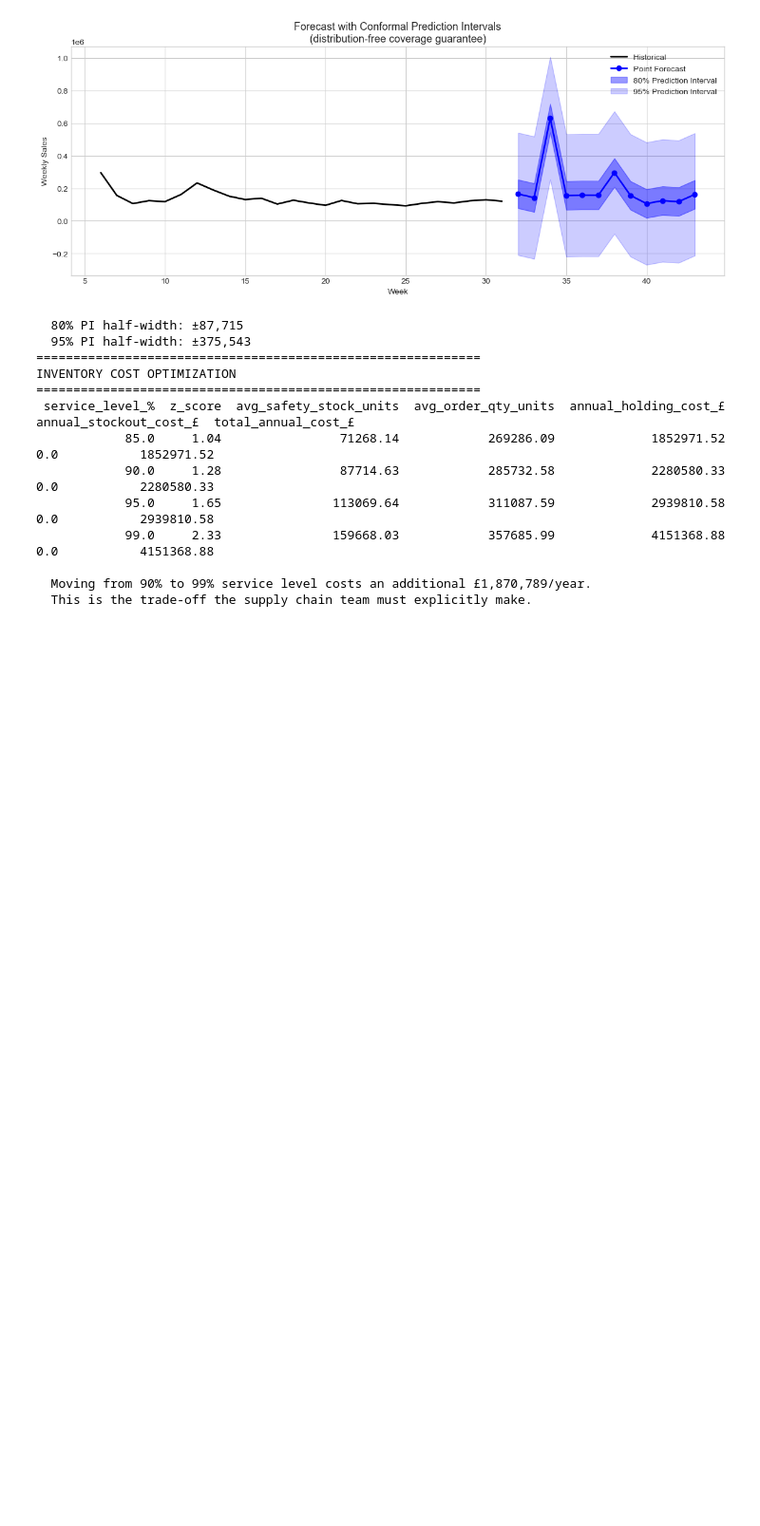
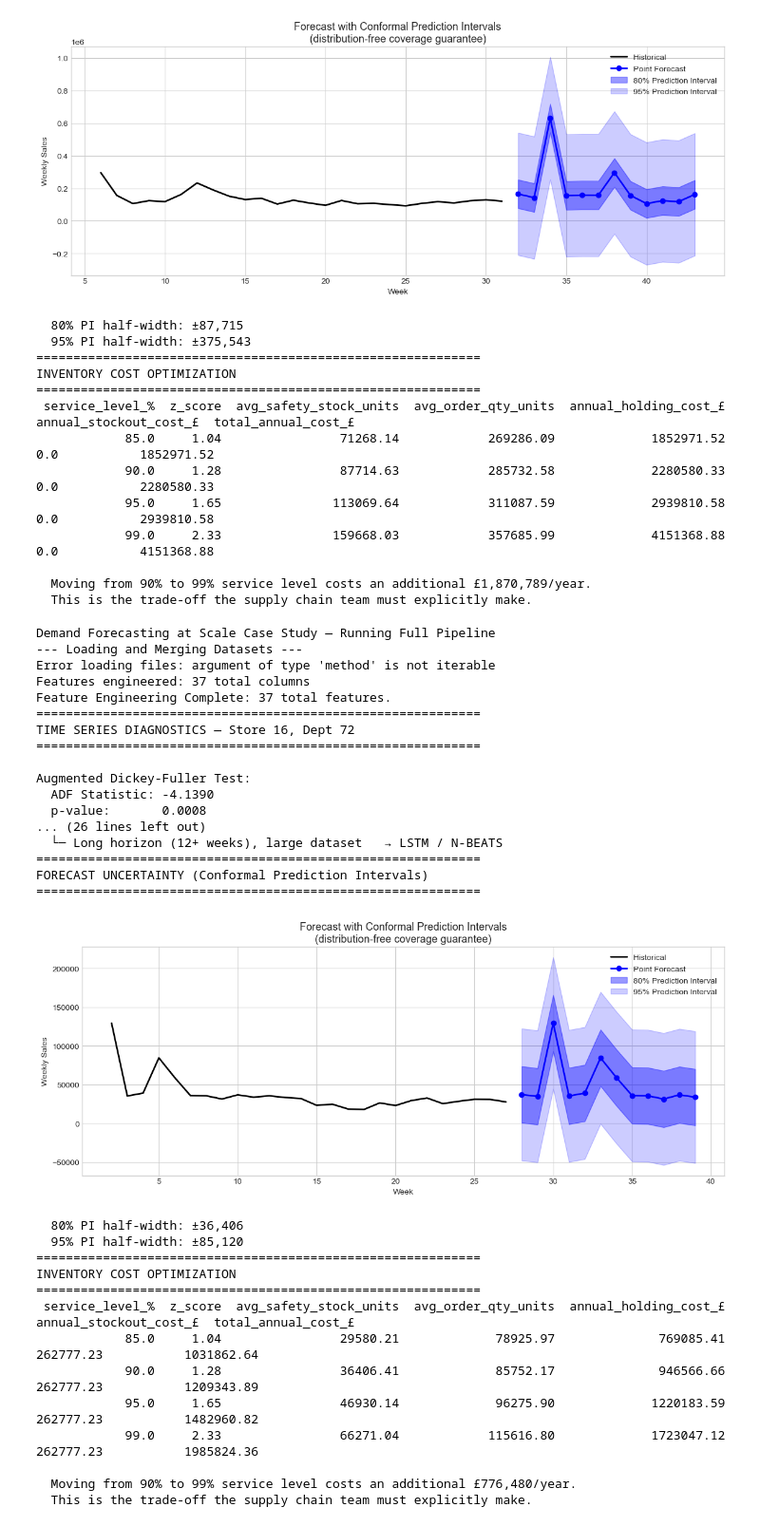
Before and after one commit to RedSamurai07/Demand-Forecasting-at-Scale, a Jupyter notebook: demand_forecast.ipynb, the cells around one changed output. Shown at 95% size. Cells and saved outputs as stored; diff of their text form; code cells hidden in the pictures; blank space fills up the shorter version.

```diff
--- a/demand_forecast.ipynb
+++ b/demand_forecast.ipynb
@@ -869,3 +869,57 @@ INVENTORY COST OPTIMIZATION
 
   Moving from 90% to 99% service level costs an additional £1,870,789/year.
   This is the trade-off the supply chain team must explicitly make.
+# %%
+# Maximum Sales
+# Department = 47
+# store = 16
+
+def main():
+    print("Demand Forecasting at Scale Case Study — Running Full Pipeline")
+
+    df = load_and_merge_data(data)
+    df = engineer_features(data)
+    analyze_time_series(data, store=16, dept=72)
+    hierarchical_accuracy_analysis(data)
+    model_results = evaluate_models(df, store=16, dept=72, test_weeks=12)
+
+    # Get one series for uncertainty + inventory demo
+    series_y = (df[(df["store"] == 16) & (df["dept"] == 72)]
+                .sort_values("date")["weekly_sales"].dropna().values)
+    forecast_dict = forecast_with_uncertainty(series_y, steps=12)
+    inventory_cost_optimization(forecast_dict)
+
+if __name__ == "__main__":
+    main()
+# %% [output]
+Demand Forecasting at Scale Case Study — Running Full Pipeline
+--- Loading and Merging Datasets ---
+Error loading files: argument of type 'method' is not iterable
+Features engineered: 37 total columns
+Feature Engineering Complete: 37 total features.
+============================================================
+TIME SERIES DIAGNOSTICS — Store 16, Dept 72
+============================================================
+
+Augmented Dickey-Fuller Test:
+  ADF Statistic: -4.1390
+  p-value:       0.0008
+... (26 lines left out)
+  └─ Long horizon (12+ weeks), large dataset   → LSTM / N-BEATS
+============================================================
+FORECAST UNCERTAINTY (Conformal Prediction Intervals)
+============================================================
+[figure, added]
+  80% PI half-width: ±36,406
+  95% PI half-width: ±85,120
+============================================================
+INVENTORY COST OPTIMIZATION
+============================================================
+ service_level_%  z_score  avg_safety_stock_units  avg_order_qty_units  annual_holding_cost_£  annual_stockout_cost_£  total_annual_cost_£
+            85.0     1.04                29580.21             78925.97              769085.41               262777.23           1031862.64
+            90.0     1.28                36406.41             85752.17              946566.66               262777.23           1209343.89
+            95.0     1.65                46930.14             96275.90             1220183.59               262777.23           1482960.82
+            99.0     2.33                66271.04            115616.80             1723047.12               262777.23           1985824.36
+
+  Moving from 90% to 99% service level costs an additional £776,480/year.
+  This is the trade-off the supply chain team must explicitly make.
```
